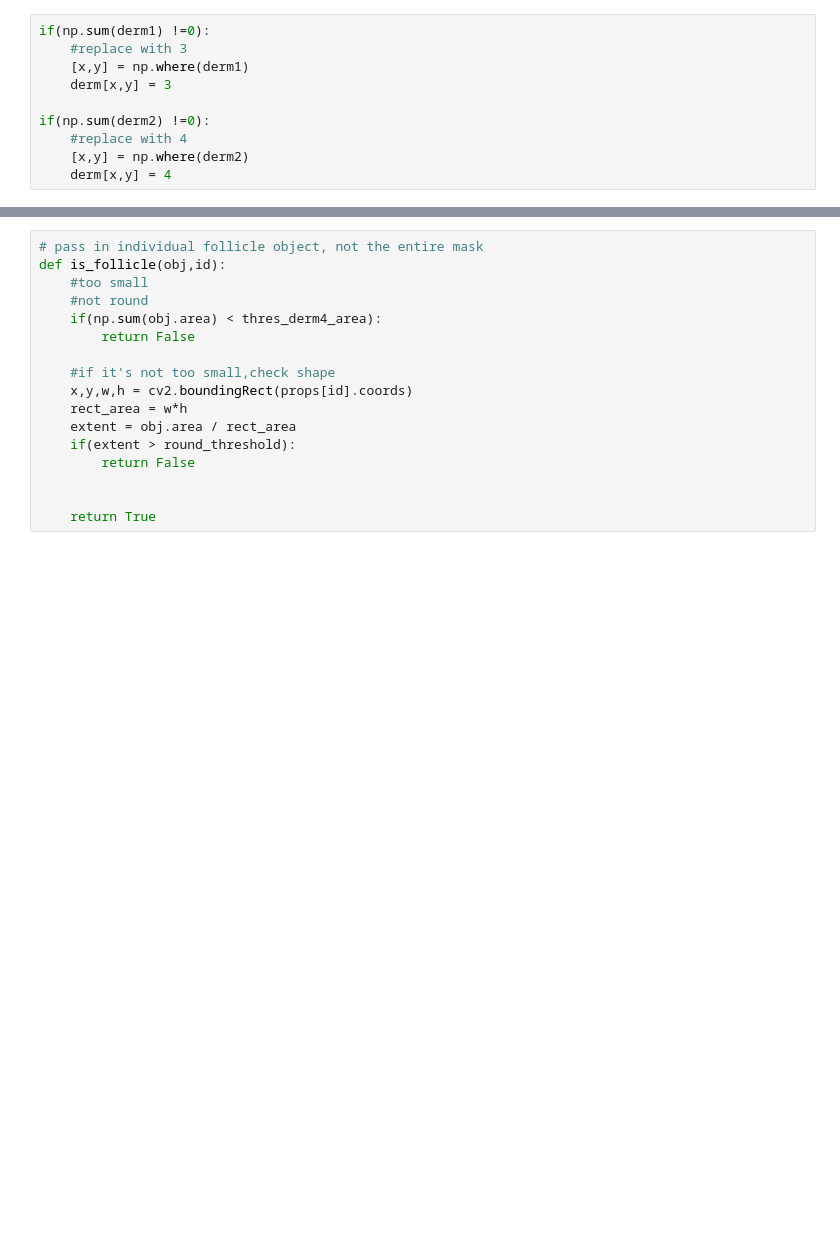
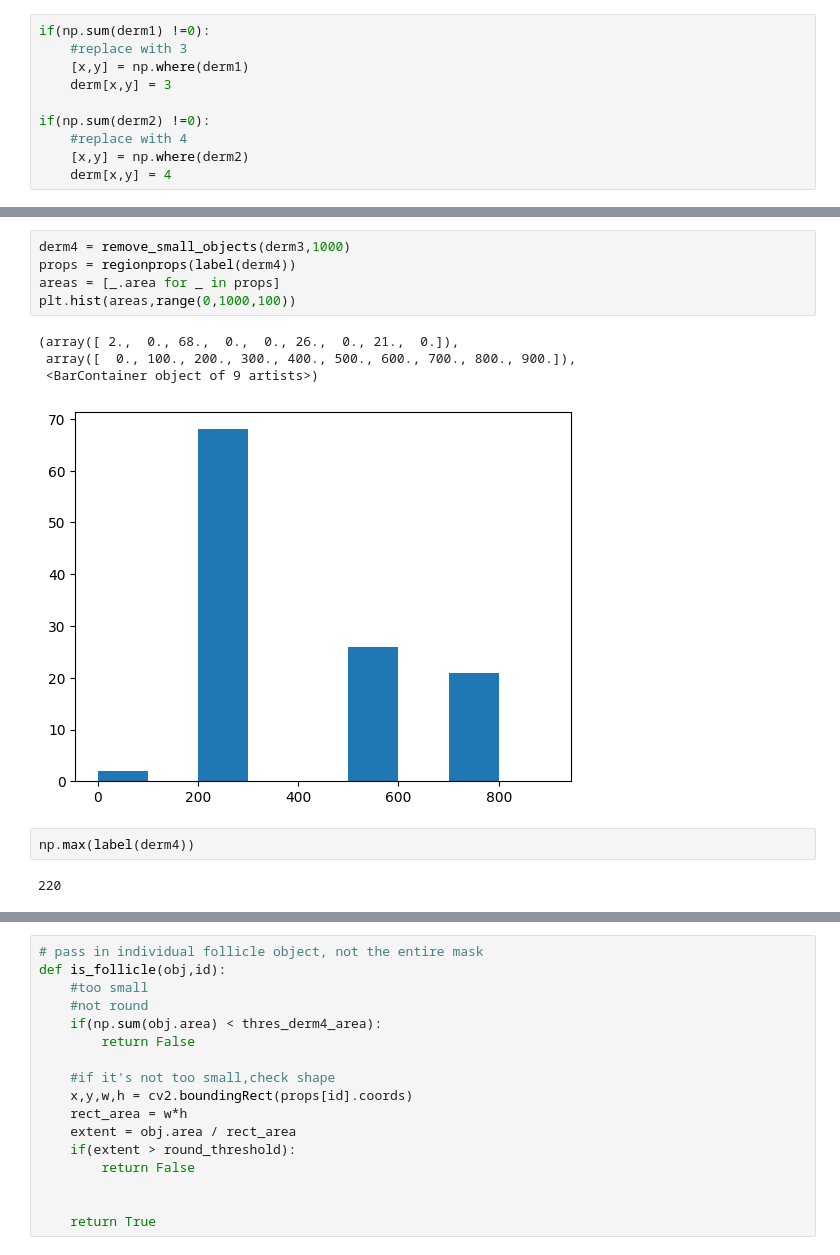
Before and after one commit to Wirtz-Lab/wsi_analysis, a Jupyter notebook: ashley/active/dl2epindermdl.ipynb, the cells around one changed output, grey strips where cells are left out. Drawn from its saved outputs; the diff is of its cells as text; blank space fills up the shorter version.

```diff
--- a/ashley/active/dl2epindermdl.ipynb
+++ b/ashley/active/dl2epindermdl.ipynb
@@ -206,3 +271,17 @@ if(np.sum(derm2) !=0):
+# %%
+derm4 = remove_small_objects(derm3,1000)
+props = regionprops(label(derm4))
+areas = [_.area for _ in props]
+plt.hist(areas,range(0,1000,100))
+# %% [output]
+(array([ 2.,  0., 68.,  0.,  0., 26.,  0., 21.,  0.]),
+ array([  0., 100., 200., 300., 400., 500., 600., 700., 800., 900.]),
+ <BarContainer object of 9 artists>)
+[figure, added]
+# %%
+np.max(label(derm4))
+# %% [output]
+220
 # %%
 #3 should have nothing else in it,should be touching four
 #todo: take another look at this
```
Also changed, not shown: parts of 30 cells of this notebook.
